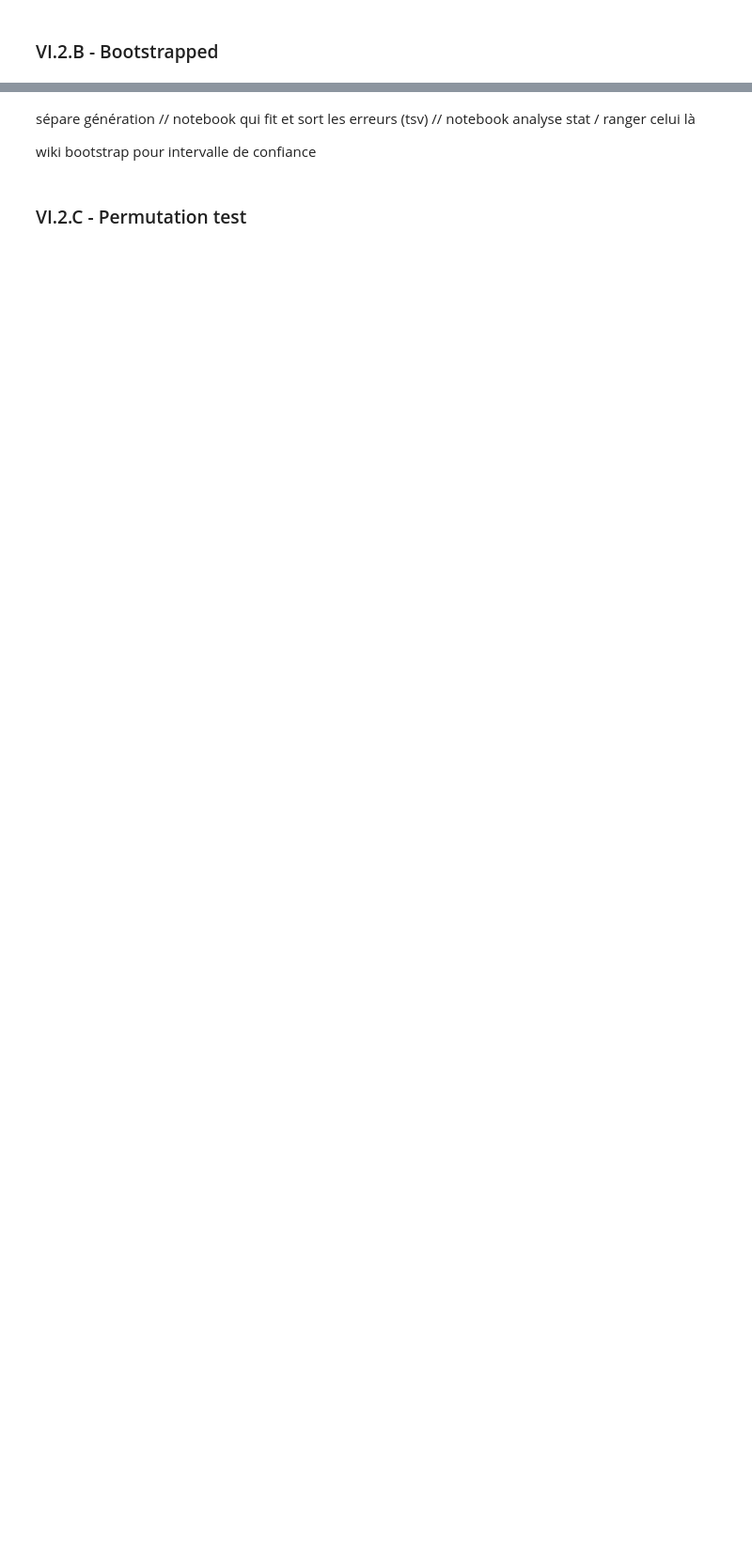
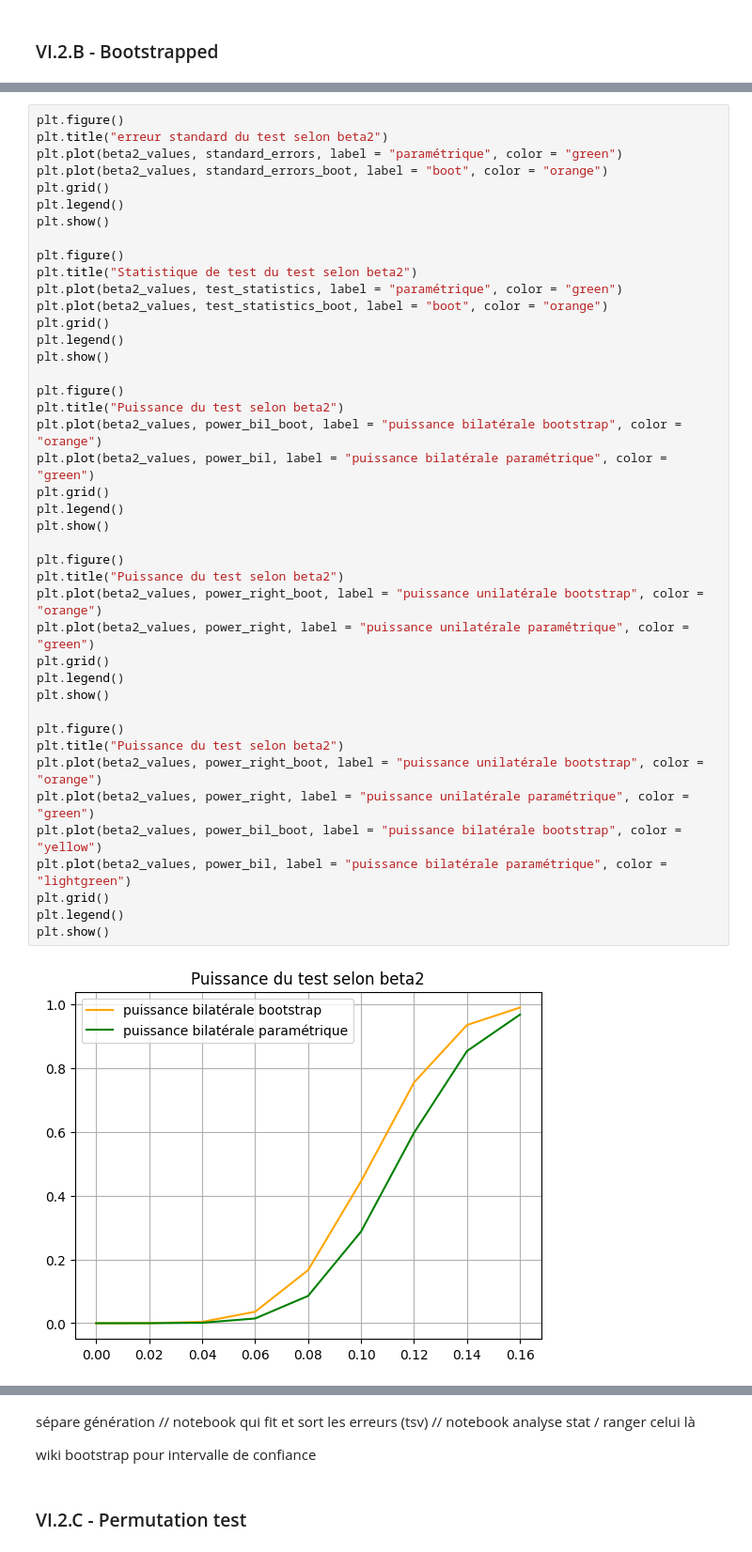
Before and after one commit to AntoineGilsonGH/The-Design-and-Analysis-of-Benchmark-Experiments, a Jupyter notebook: I0_Simplification.ipynb, the cells around one changed output, grey strips where cells are left out. Shown at 94% size. Saved outputs shown, nothing was run; the diff lists cells and outputs as text; blank space fills up the shorter version.

```diff
--- a/I0_Simplification.ipynb
+++ b/I0_Simplification.ipynb
@@ -1828,0 +1821,44 @@ plt.show()
+# %%
+plt.figure()
+plt.title("erreur standard du test selon beta2")
+plt.plot(beta2_values, standard_errors, label = "paramétrique", color = "green")
+plt.plot(beta2_values, standard_errors_boot, label = "boot", color = "orange")
+plt.grid()
+plt.legend()
+plt.show()
+
+plt.figure()
+plt.title("Statistique de test du test selon beta2")
+plt.plot(beta2_values, test_statistics, label = "paramétrique", color = "green")
+plt.plot(beta2_values, test_statistics_boot, label = "boot", color = "orange")
+plt.grid()
+plt.legend()
+plt.show()
+
+plt.figure()
+plt.title("Puissance du test selon beta2")
+plt.plot(beta2_values, power_bil_boot, label = "puissance bilatérale bootstrap", color = "orange")
+plt.plot(beta2_values, power_bil, label = "puissance bilatérale paramétrique", color = "green")
+plt.grid()
+plt.legend()
+plt.show()
+
+plt.figure()
+plt.title("Puissance du test selon beta2")
+plt.plot(beta2_values, power_right_boot, label = "puissance unilatérale bootstrap", color = "orange")
+plt.plot(beta2_values, power_right, label = "puissance unilatérale paramétrique", color = "green")
+plt.grid()
+plt.legend()
+plt.show()
+
+plt.figure()
+plt.title("Puissance du test selon beta2")
+plt.plot(beta2_values, power_right_boot, label = "puissance unilatérale bootstrap", color = "orange")
+plt.plot(beta2_values, power_right, label = "puissance unilatérale paramétrique", color = "green")
+plt.plot(beta2_values, power_bil_boot, label = "puissance bilatérale bootstrap", color = "yellow")
+plt.plot(beta2_values, power_bil, label = "puissance bilatérale paramétrique", color = "lightgreen")
+plt.grid()
+plt.legend()
+plt.show()
+# %% [output]
+[figure, added]
```
Also changed, not shown: parts of 16 cells of this notebook.
